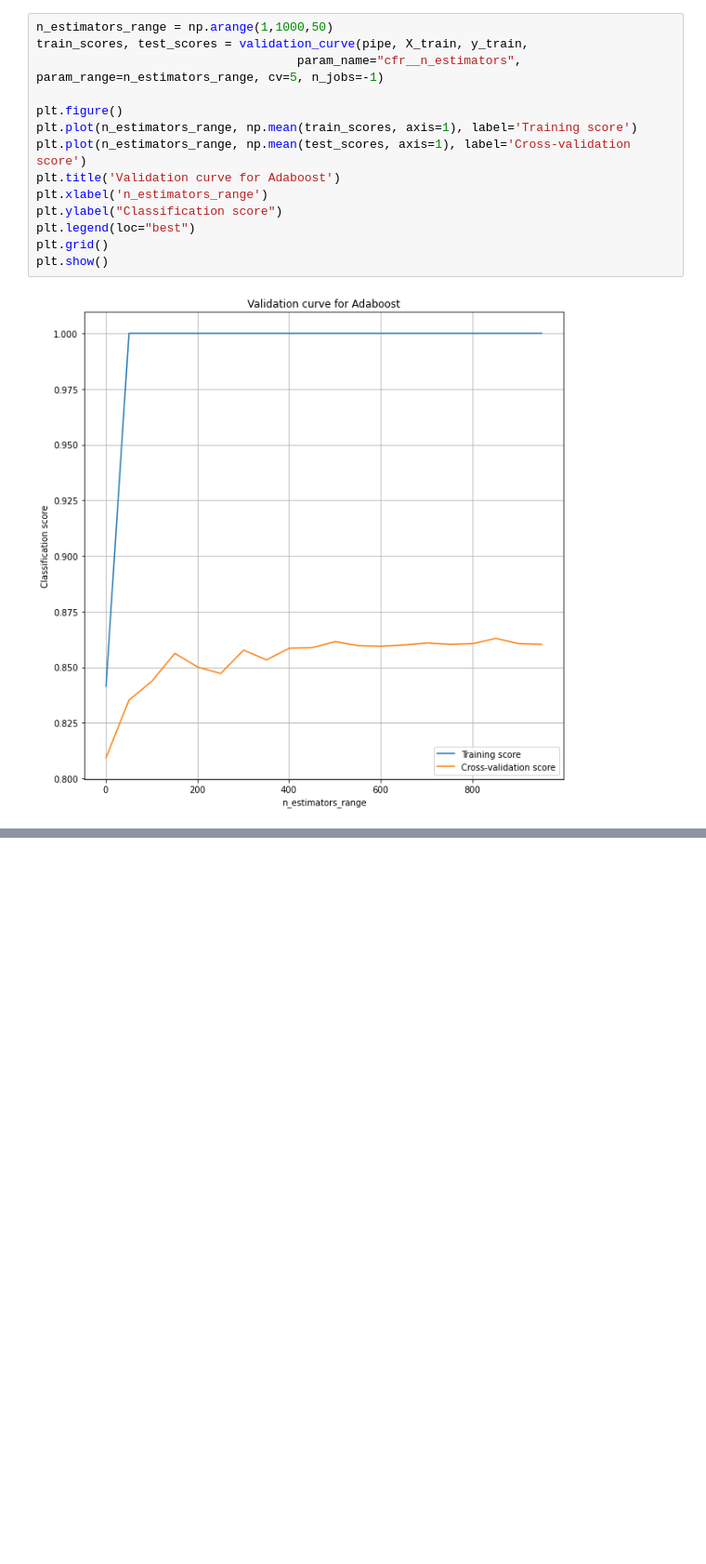
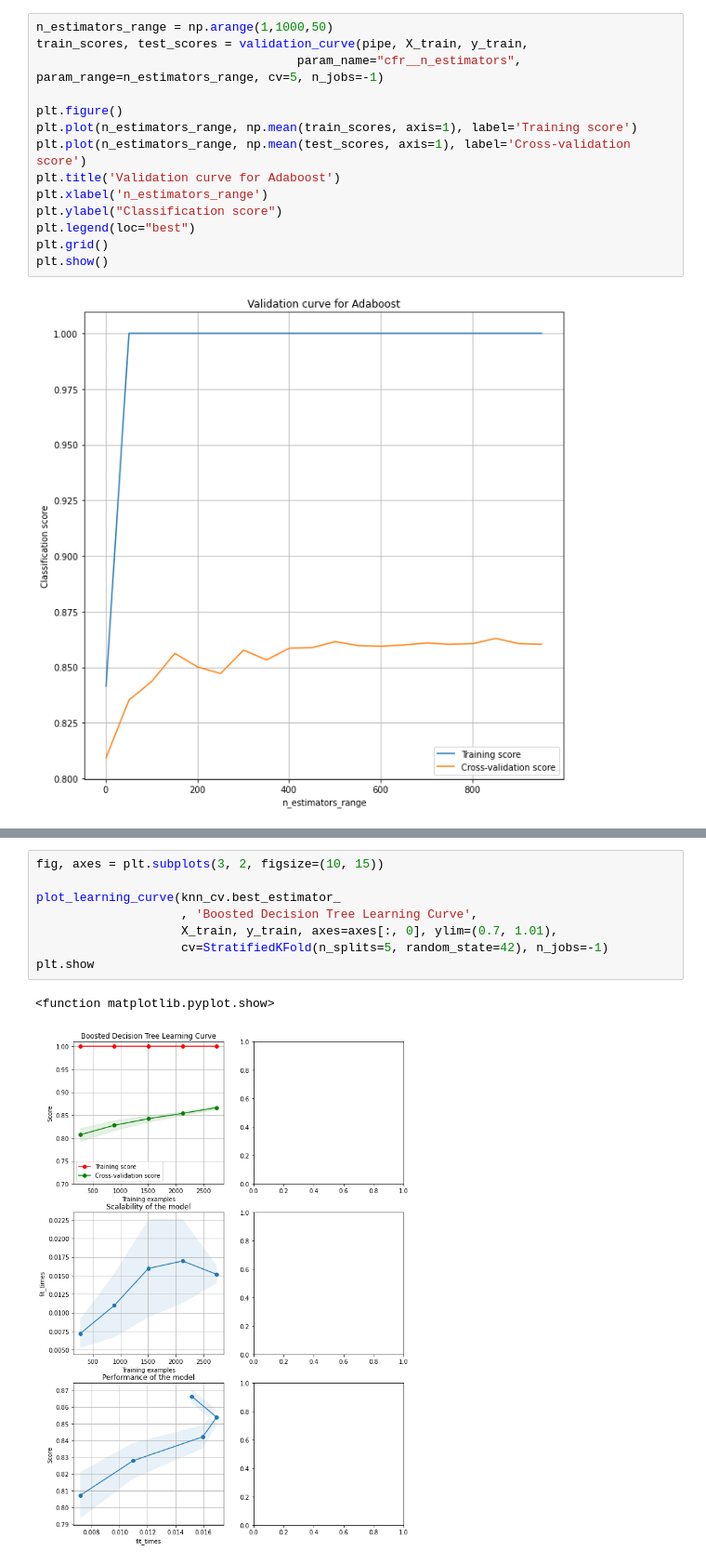
Before and after one commit to asif-rehan/CS7641-Machine-Learning, a Jupyter notebook: supervised_learning/src/Wine Quality.ipynb, the cells around one changed output, grey strips where cells are left out. Shown at 93% size. Drawn from its saved outputs; the diff is of its cells as text; blank space fills up the shorter version.

```diff
--- a/supervised_learning/src/Wine Quality.ipynb
+++ b/supervised_learning/src/Wine Quality.ipynb
@@ -761,0 +804,11 @@ plt.show()
+# %%
+fig, axes = plt.subplots(3, 2, figsize=(10, 15))
+
+plot_learning_curve(knn_cv.best_estimator_
+                    , 'Boosted Decision Tree Learning Curve',
+                    X_train, y_train, axes=axes[:, 0], ylim=(0.7, 1.01),
+                    cv=StratifiedKFold(n_splits=5, random_state=42), n_jobs=-1)
+plt.show
+# %% [output]
+<function matplotlib.pyplot.show>
+[figure, added]
```
Also changed, not shown: parts of 13 cells of this notebook, 1 other file.
